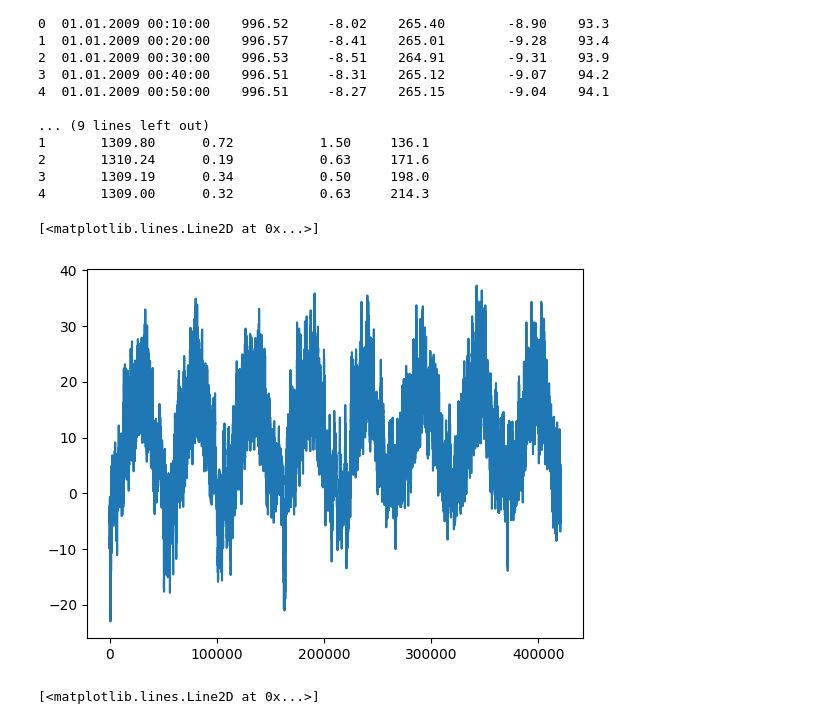
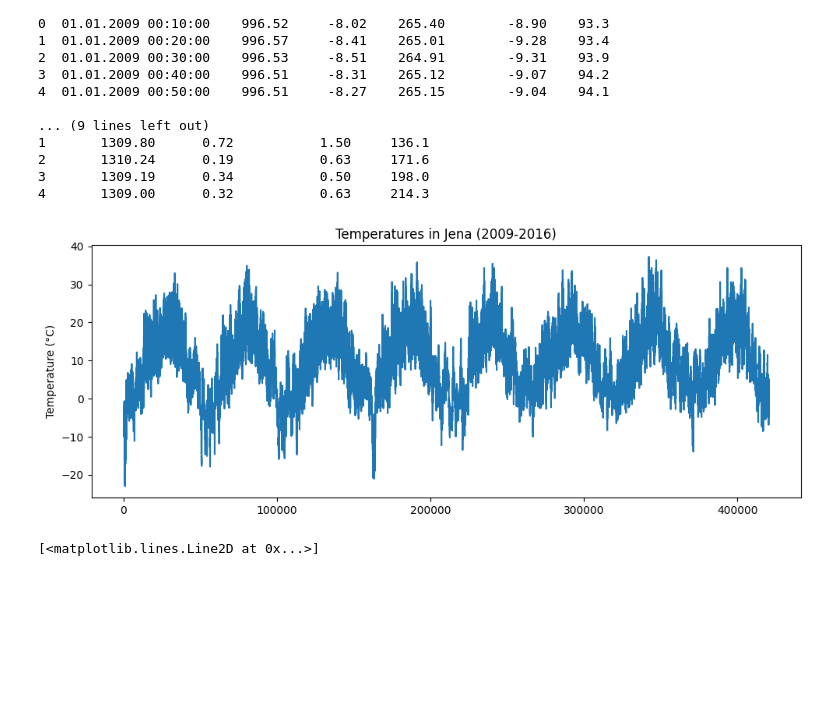
Before and after one commit to reitezuz/18NES2-2025, a Jupyter notebook: week_09/time_series_jena.ipynb, the cells around one changed output. Saved outputs shown, nothing was run; the diff lists cells and outputs as text; code cells hidden in the pictures; blank space fills up the shorter version.

```diff
--- a/week_09/time_series_jena.ipynb
+++ b/week_09/time_series_jena.ipynb
@@ -95,10 +104,18 @@ Raw data array shape: (420451, 14)
 # %%
 # Plotting the temperature timeseries
 from matplotlib import pyplot as plt
+
+plt.figure(figsize=(10, 4))
 plt.plot(range(len(temperature)), temperature)
+plt.title("Temperatures in Jena (2009-2016)")
+#plt.xlabel("Date")
+plt.ylabel("Temperature (°C)")
+plt.tight_layout()
+plt.show()
+
+#
 # %% [output]
-[<matplotlib.lines.Line2D at 0x...>]
-[figure, old version]
+[figure, new version]
 # %%
 # Plotting the first 10 days of the temperature timeseries (24*6 = 144 points per day)
 plt.plot(range(1440), temperature[:1440])
```
Also changed, not shown: parts of 46 cells of this notebook.
